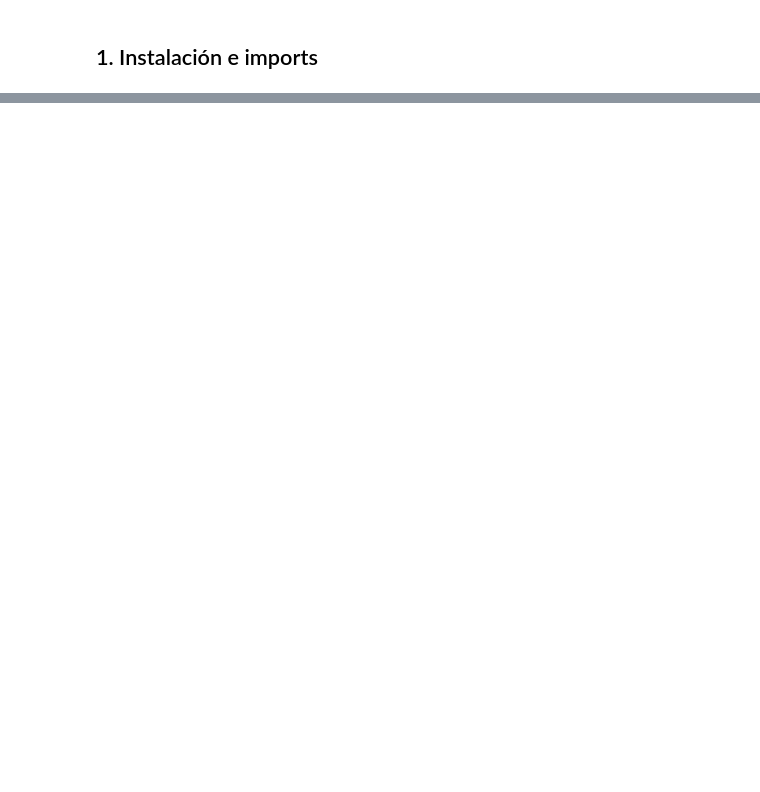
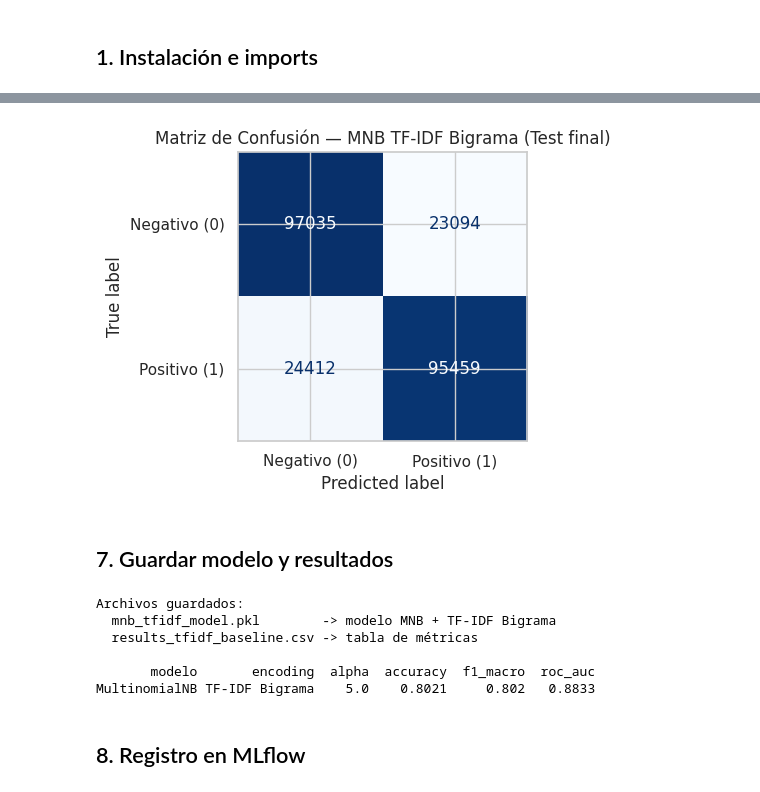
Before and after one commit to XGallardoX/Parcial_1_Corte, a Jupyter notebook: sentiment140/notebooks/03_baseline.ipynb, the cells around one changed output, grey strips where cells are left out. Cells and saved outputs as stored; diff of their text form; code cells hidden in the pictures; blank space fills up the shorter version.

```diff
--- a/sentiment140/notebooks/03_baseline.ipynb
+++ b/sentiment140/notebooks/03_baseline.ipynb
@@ -557,0 +155,14 @@ print('─' * 50)
+# %%
+y_pred  = model_final.predict(X_test_tfidf)
+y_proba = model_final.predict_proba(X_test_tfidf)[:, 1]
+
+acc = accuracy_score(y_test, y_pred)
+f1  = f1_score(y_test, y_pred, average='macro')
+auc = roc_auc_score(y_test, y_proba)
+
+print('=== EVALUACIÓN FINAL — MNB + TF-IDF Bigrama ===')
+print(f'Accuracy:  {acc:.4f}')
+print(f'F1 macro:  {f1:.4f}')
+print(f'ROC-AUC:   {auc:.4f}')
+print()
+print(classification_report(y_test, y_pred, target_names=['Negativo (0)', 'Positivo (1)']))
@@ -557,0 +183,42 @@ print('─' * 50)
+# %%
+cm   = confusion_matrix(y_test, y_pred)
+disp = ConfusionMatrixDisplay(confusion_matrix=cm,
+                              display_labels=['Negativo (0)', 'Positivo (1)'])
+
+fig, ax = plt.subplots(figsize=(5, 4))
+disp.plot(ax=ax, colorbar=False, cmap='Blues')
+ax.set_title('Matriz de Confusión — MNB TF-IDF Bigrama (Test final)')
+plt.tight_layout()
+plt.show()
+# %% [output]
+[figure, added]
+# %% [markdown]
+## 7. Guardar modelo y resultados
+# %%
+joblib.dump(model_final, 'mnb_tfidf_model.pkl')
+
+results_final = pd.DataFrame([{
+    'modelo':    'MultinomialNB',
+    'encoding':  'TF-IDF Bigrama',
+    'alpha':     best_alpha,
+    'accuracy':  round(acc, 4),
+    'f1_macro':  round(f1,  4),
+    'roc_auc':   round(auc, 4)
+}])
+
+results_final.to_csv('results_tfidf_baseline.csv', index=False)
+
+print('Archivos guardados:')
+print('  mnb_tfidf_model.pkl        -> modelo MNB + TF-IDF Bigrama')
+print('  results_tfidf_baseline.csv -> tabla de métricas')
+print()
+print(results_final.to_string(index=False))
+# %% [output]
+Archivos guardados:
+  mnb_tfidf_model.pkl        -> modelo MNB + TF-IDF Bigrama
+  results_tfidf_baseline.csv -> tabla de métricas
+
+       modelo       encoding  alpha  accuracy  f1_macro  roc_auc
+MultinomialNB TF-IDF Bigrama    5.0    0.8021     0.802   0.8833
+# %% [markdown]
+## 8. Registro en MLflow
```
Also changed, not shown: parts of 42 cells of this notebook, 16 other files.
